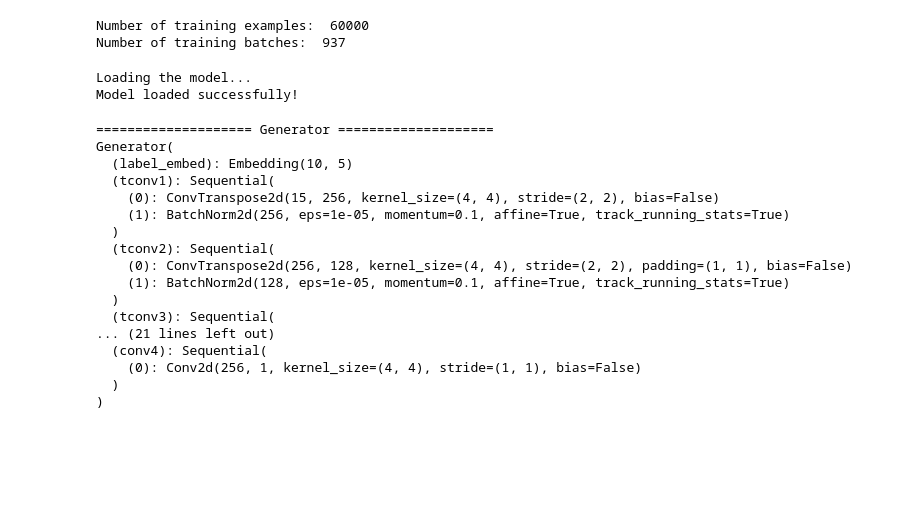
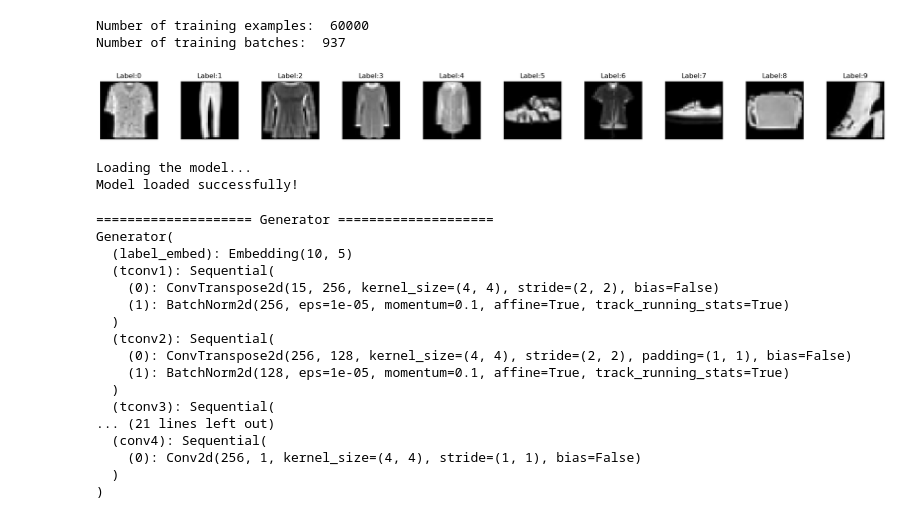
Before and after one commit to Anya-RB-Chen/GAN_Fashion, a Jupyter notebook: wGAN-GP.ipynb, the cells around one changed output. Cells and saved outputs as stored; diff of their text form; code cells hidden in the pictures; blank space fills up the shorter version.

```diff
--- a/wGAN-GP.ipynb
+++ b/wGAN-GP.ipynb
@@ -43,6 +43,27 @@ print('Number of training batches: ', len(train_loader))
 # %% [output]
 Number of training examples:  60000
 Number of training batches:  937
+# %%
+def visualize_data(train_loader):
+    """
+        Visualize the data
+        This function takes in a train_loader and plots 10 images from each class
+    """
+    # Obtain one batch of training images
+    dataiter = iter(train_loader)
+    images, labels = next(dataiter)
+    images = images.numpy()
+
+    # Plot the images in the batch, along with the corresponding labels
+    fig = plt.figure(figsize=(25, 4))
+    for idx in np.arange(NUM_CLASSES):
+        ax = fig.add_subplot(2, NUM_CLASSES, idx + 1, xticks=[], yticks=[])
+        plt.imshow(np.squeeze(images[labels == idx][0]), cmap='gray')
+        ax.set_title("Label:" + str(idx))
+
+visualize_data(train_loader)
+# %% [output]
+[figure, added]
 # %%
 def generate_image(generator, z, fixed_label, epoch=0, path=SAMPLE_PATH):
     generator.eval()
```
Also changed, not shown: parts of 4 cells of this notebook, 2 other files.
